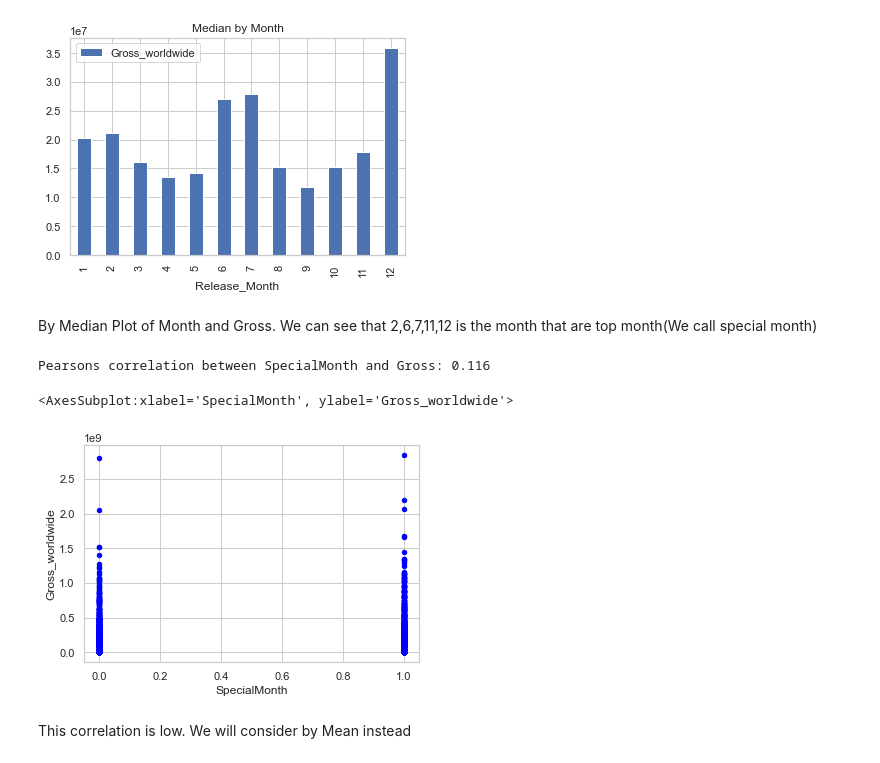
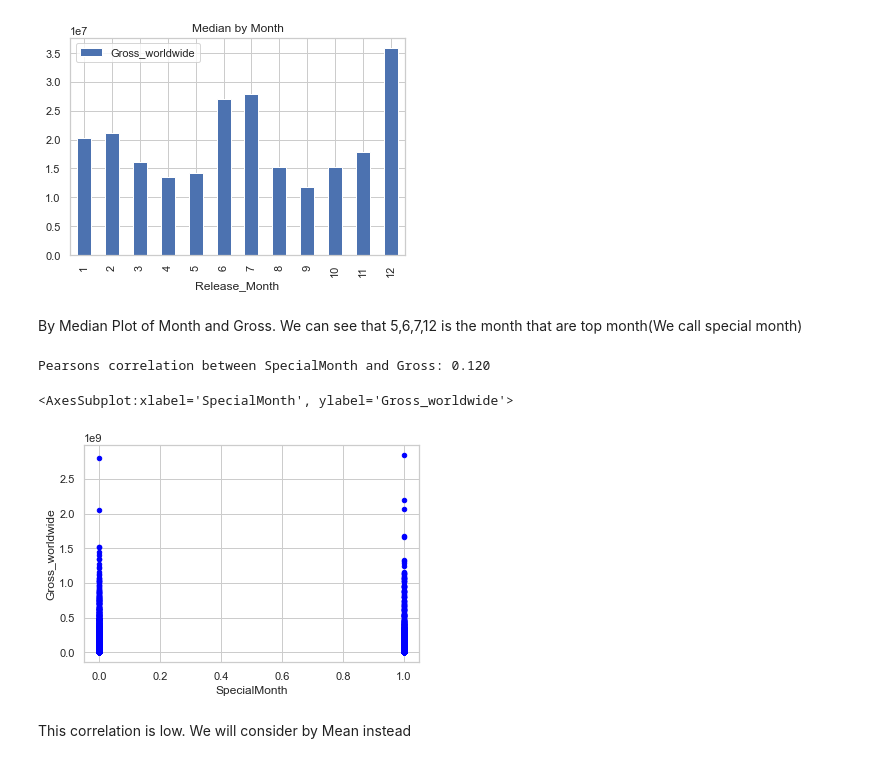
Before and after one commit to theobmgit/bor-prediction-analysis, a Jupyter notebook: notebook/FeatureEngineering.ipynb, the cells around one changed output. Drawn from its saved outputs; the diff is of its cells as text; code cells hidden in the pictures.

```diff
--- a/notebook/FeatureEngineering.ipynb
+++ b/notebook/FeatureEngineering.ipynb
@@ -377,23 +374,23 @@ plt.title("Median by Month")
 Text(0.5, 1.0, 'Median by Month')
 [figure]
 # %% [markdown]
-By Median Plot of Month and Gross. We can see that 2,6,7,11,12 is the month that are top month(We call special month)
+By Median Plot of Month and Gross. We can see that 5,6,7,12 is the month that are top month(We call special month)
 # %%
 def getSpecialMonth(month):
-    specialMonth=[2,6,7,11,12]
+    specialMonth=[6,7,12]
     if month in specialMonth:
         return 1
     else:
         return 0
 data2=data.copy()
 data2['SpecialMonth']=data2['Release_Month'].apply(getSpecialMonth)
 corr= pearsonr(data2['SpecialMonth'],data2['Gross_worldwide'])[0]
 print('Pearsons correlation between SpecialMonth and Gross: %.3f' % corr)
 data2.plot.scatter(x='SpecialMonth',y='Gross_worldwide',color='blue')
 # %% [output]
-Pearsons correlation between SpecialMonth and Gross: 0.116
+Pearsons correlation between SpecialMonth and Gross: 0.120
 <AxesSubplot:xlabel='SpecialMonth', ylabel='Gross_worldwide'>
-[figure, old version]
+[figure, new version]
 # %% [markdown]
 This correlation is low. We will consider by Mean instead
 # %%
```
Also changed, not shown: parts of 15 cells of this notebook, 4 other files.
